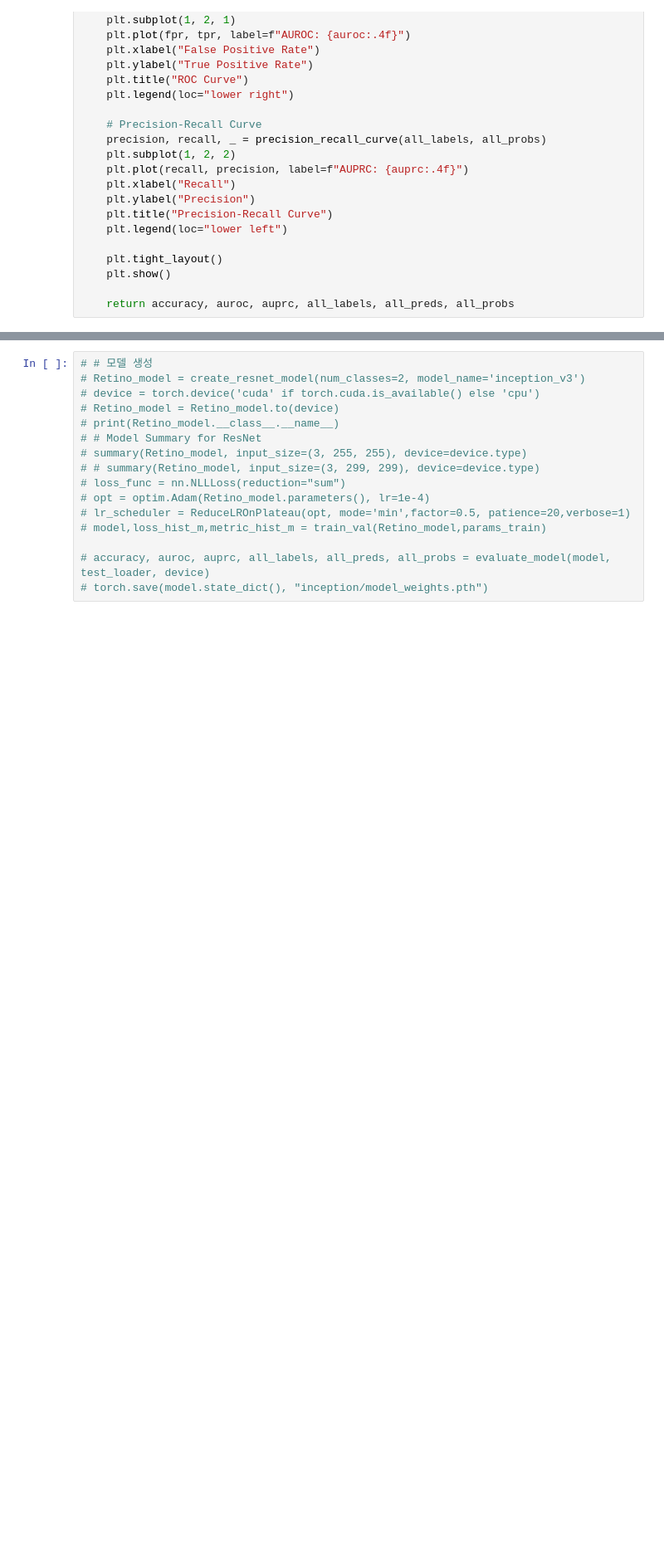
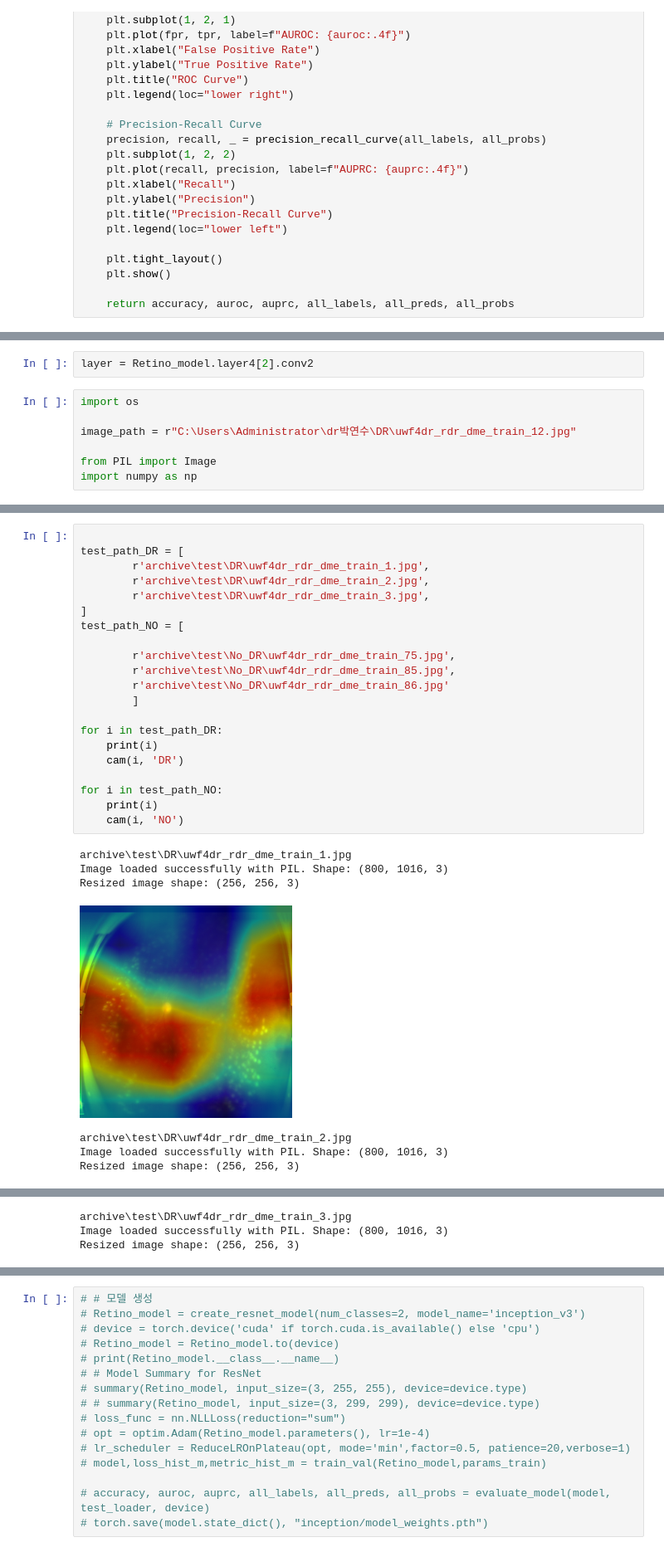
Before and after one commit to kitewatermelon/UWF4DR, a Jupyter notebook: combined.ipynb, the cells around one changed output, grey strips where cells are left out. Shown at 83% size. Drawn from its saved outputs; the diff is of its cells as text; blank space fills up the shorter version.

```diff
--- a/combined.ipynb
+++ b/combined.ipynb
@@ -581,0 +570,9 @@ mps
+# %%
+layer = Retino_model.layer4[2].conv2
+# %%
+import os
+
+image_path = r"C:\Users\Administrator\dr박연수\DR\uwf4dr_rdr_dme_train_12.jpg"
+
+from PIL import Image
+import numpy as np
@@ -581,0 +625,29 @@ mps
+# %%
+
+test_path_DR = [
+        r'archive\test\DR\uwf4dr_rdr_dme_train_1.jpg',
+        r'archive\test\DR\uwf4dr_rdr_dme_train_2.jpg',
+        r'archive\test\DR\uwf4dr_rdr_dme_train_3.jpg',
+]
+test_path_NO = [
+
+        r'archive\test\No_DR\uwf4dr_rdr_dme_train_75.jpg',
+        r'archive\test\No_DR\uwf4dr_rdr_dme_train_85.jpg',
+        r'archive\test\No_DR\uwf4dr_rdr_dme_train_86.jpg'
+        ]
+
+for i in test_path_DR:
+    print(i)
+    cam(i, 'DR')
+
+for i in test_path_NO:
+    print(i)
+    cam(i, 'NO')
+# %% [output]
+archive\test\DR\uwf4dr_rdr_dme_train_1.jpg
+Image loaded successfully with PIL. Shape: (800, 1016, 3)
+Resized image shape: (256, 256, 3)
+[figure, added]
+archive\test\DR\uwf4dr_rdr_dme_train_2.jpg
+Image loaded successfully with PIL. Shape: (800, 1016, 3)
+Resized image shape: (256, 256, 3)
@@ -581,0 +655,3 @@ mps
+archive\test\DR\uwf4dr_rdr_dme_train_3.jpg
+Image loaded successfully with PIL. Shape: (800, 1016, 3)
+Resized image shape: (256, 256, 3)
```
Also changed, not shown: parts of 12 cells of this notebook, 3 other files.
